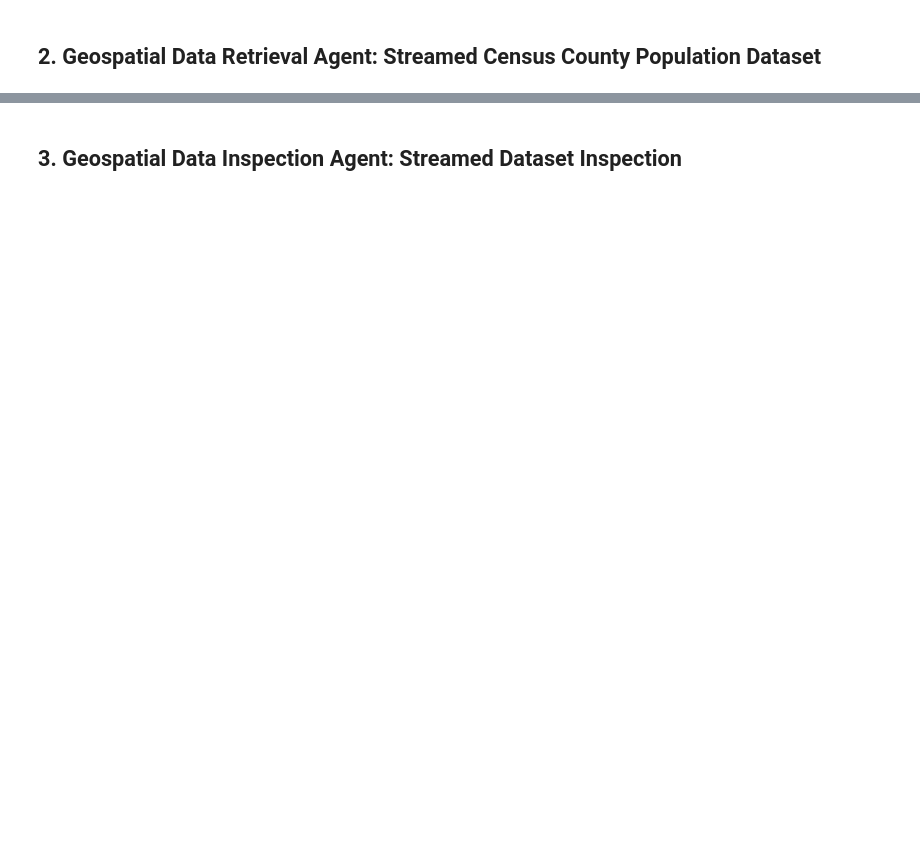
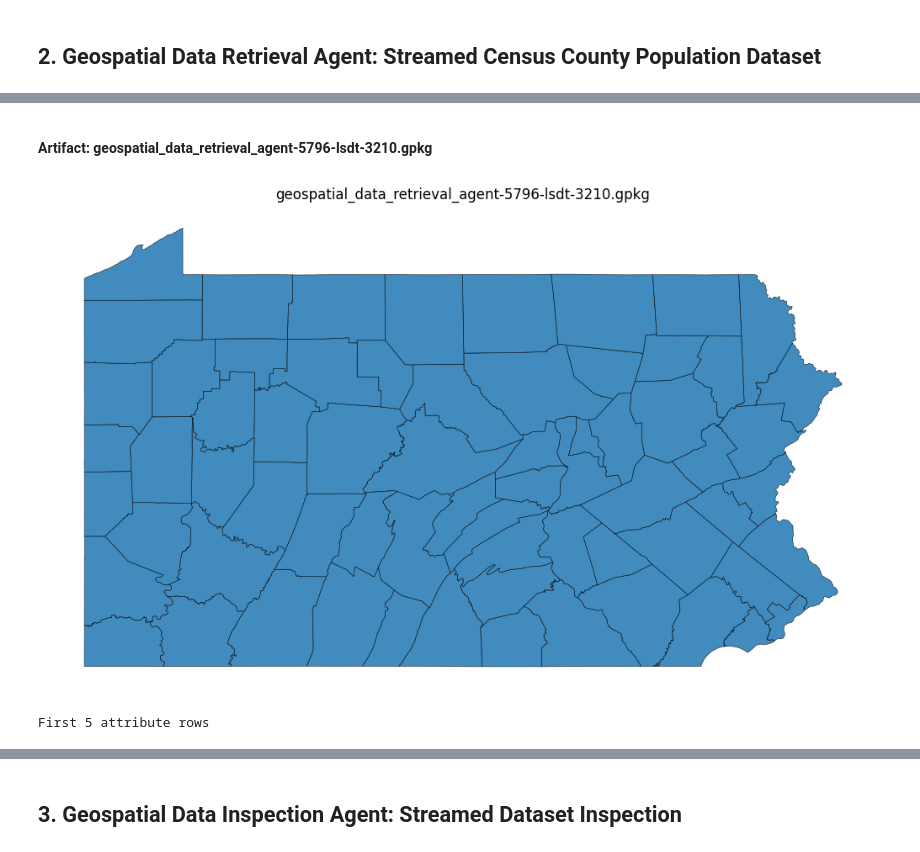
Before and after one commit to GIBD2015/Geospatial-Agentic-Services, a Jupyter notebook: examples_for_using_gas_services/all_agents_streaming_workflow.ipynb, the cells around one changed output, grey strips where cells are left out. Saved outputs shown, nothing was run; the diff lists cells and outputs as text; code cells hidden in the pictures; blank space fills up the shorter version.

```diff
--- a/examples_for_using_gas_services/all_agents_streaming_workflow.ipynb
+++ b/examples_for_using_gas_services/all_agents_streaming_workflow.ipynb
@@ -138,0 +373,6 @@ county_population_url
+# %%
+display_task_artifacts(retrieval_task)
+# %% [output]
+Artifact: geospatial_data_retrieval_agent-5796-lsdt-3210.gpkg
+[figure, added]
+First 5 attribute rows
```
Also changed, not shown: parts of 27 cells of this notebook, 10 other files.
